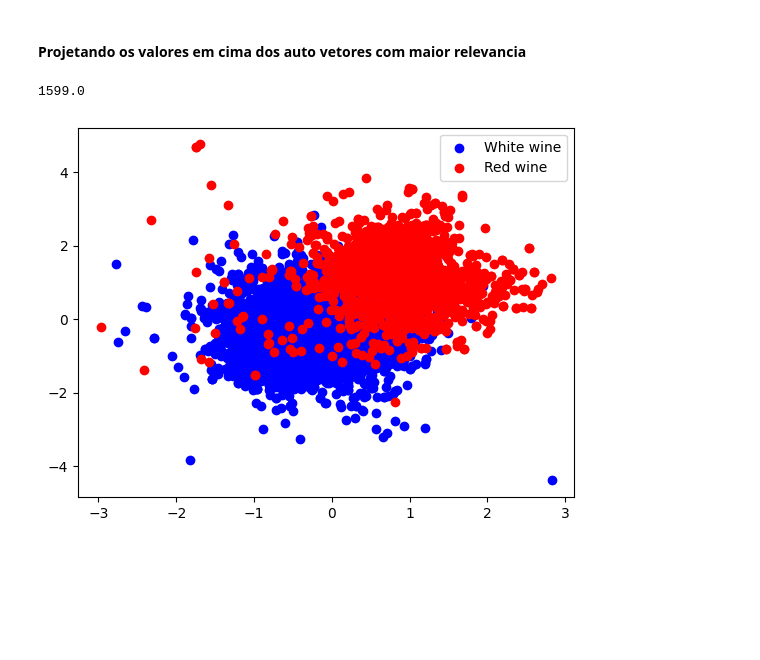
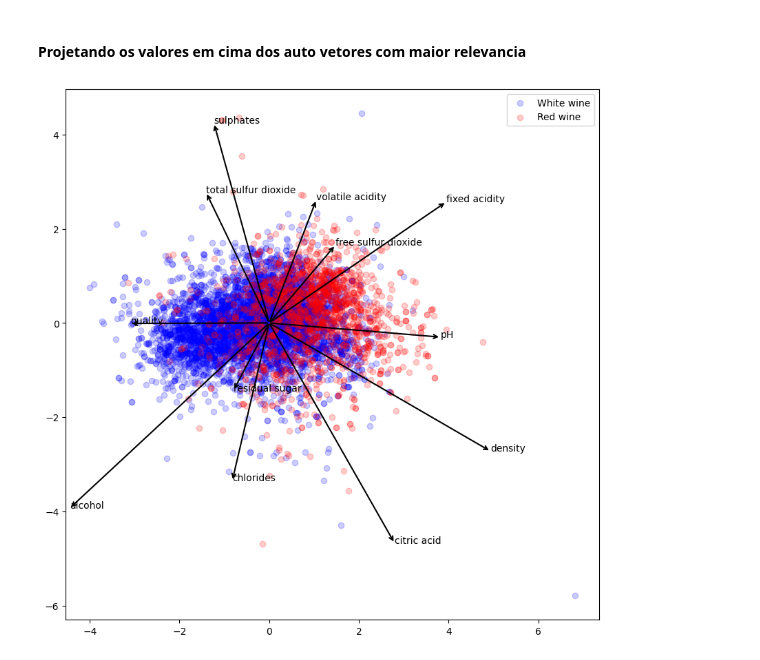
Before and after one commit to clock-s/Homeworks, a Jupyter notebook: ICA_Homework_1.ipynb, the cells around one changed output. Drawn from its saved outputs; the diff is of its cells as text; code cells hidden in the pictures; blank space fills up the shorter version.

Commit message:
Adição de Qualidade e Setas para a PCA

```diff
--- a/ICA_Homework_1.ipynb
+++ b/ICA_Homework_1.ipynb
@@ -113,7 +100,7 @@ fig.set_figwidth(15)
 fig.set_figheight(15)
 
 for i in range(0, lines):
-  for j in range(0, com if i != lines -1 else com - 1):
+  for j in range(0, com):
     ax[i][j].hist(total[i*com + j], label=wine_quality.columns[i*com + j])
     ax[i][j].legend(loc='upper right')
 
@@ -126,7 +113,7 @@ fig.set_figwidth(15)
 fig.set_figheight(15)
 
 for i in range(0, lines):
-  for j in range(0, com if i != lines -1 else com - 1):
+  for j in range(0, com):
     ax[i][j].boxplot(total[i*com + j], label=wine_quality.columns[i*com + j])
     ax[i][j].legend(loc='upper right')
 
@@ -231,7 +219,7 @@ fig.set_figwidth(15)
 fig.set_figheight(15)
 
 for i in range(0, lines):
-  for j in range(0, com if i != lines -1 else com - 1):
+  for j in range(0, com):
     ax[i][j].hist(white[i*com + j], label=f"white {wine_quality.columns[i*com + j]}", alpha=0.5)
     ax[i][j].hist(red[i*com + j], label=f"red {wine_quality.columns[i*com + j]}", alpha=0.5)
     ax[i][j].legend(loc='upper right')
@@ -245,7 +233,7 @@ fig.set_figwidth(15)
 fig.set_figheight(15)
 
 for i in range(0, lines):
-  for j in range(0, com if i != lines -1 else com - 1):
+  for j in range(0, com):
     plotter = {'White': white[i*com + j], "Red":red[i*com + j]}
     ax[i][j].boxplot(plotter.values(), label=wine_quality.columns[i*com + j])
     ax[i][j].set_xticklabels(plotter.keys())
@@ -507,6 +564,10 @@ for i in range(0, len(lamb_percent)):
 # %% [markdown]
 #### Projetando os valores em cima dos auto vetores com maior relevancia
 # %%
+plt.figure(figsize=(10,10))
+
+
+
 new_white = white_norm.transpose()
 new_red = red_norm.transpose()
 
@@ -516,35 +577,87 @@ y_white = []
 x_red = []
 y_red = []
 
 
+#White
 for w_v in new_white:
   y_value = 0
   x_value = 0
 
   for i in range(0, w_v.size):
     y_value += w_v[i]*v[0][i]
     x_value += w_v[i]*v[1][i]
 
   x_white.append(x_value)
   y_white.append(y_value)
 
 
+#Red
 for r_v in new_red:
   y_value = 0
   x_value = 0
 
   for j in range(0, r_v.size):
     y_value += r_v[j]*v[0][j]
     x_value += r_v[j]*v[1][j]
 
   x_red.append(x_value)
   y_red.append(y_value)
 
-plt.scatter(x_white, y_white, color= 'blue', label='White wine')
-plt.scatter(x_red, y_red, color= 'red',label='Red wine')
-plt.legend(loc='upper right')
+
+#Setas indicando os preditores.
+arrow_preditores = []
+
+for i in range(0, preditores):
+  arrow = []
+
+  for j in range(0, preditores):
+    arrow.append(1 if i == j else 0)
+
+  arrow_preditores.append(arrow)
+
+x_preditores = []
+y_preditores = []
+const = 10
+
+for p_v in arrow_preditores:
+  y_value = 0
+  x_value = 0
+
+  for j in range(0, r_v.size):
+    y_value += const*p_v[j]*v[0][j]
+    x_value += const*p_v[j]*v[1][j]
+
+  x_preditores.append(x_value)
+  y_preditores.append(y_value)
+
+plt.scatter(x_white, y_white, color= 'blue', label='White wine', alpha = 0.2)
+plt.scatter(x_red, y_red, color= 'red',label='Red wine', alpha = 0.2)
+
+for i in range(0, preditores):
+
+    plt.annotate(
+        '',
+        xy=(x_preditores[i], y_preditores[i]),
+        xytext=(0, 0),
+        arrowprops=dict(
+            arrowstyle='->',
+            linewidth=1.5
+        ),
+        zorder=10
+    )
+
+    plt.text(
+        x_preditores[i],
+        y_preditores[i],
+        wine_quality.columns[i],
+        zorder=11
+    )
+
+
+
+
+plt.legend(loc='best')
 
 plt.show()
 # %% [output]
-1599.0
-[figure, old version]
+[figure, new version]
```
Also changed, not shown: parts of 24 cells of this notebook.
